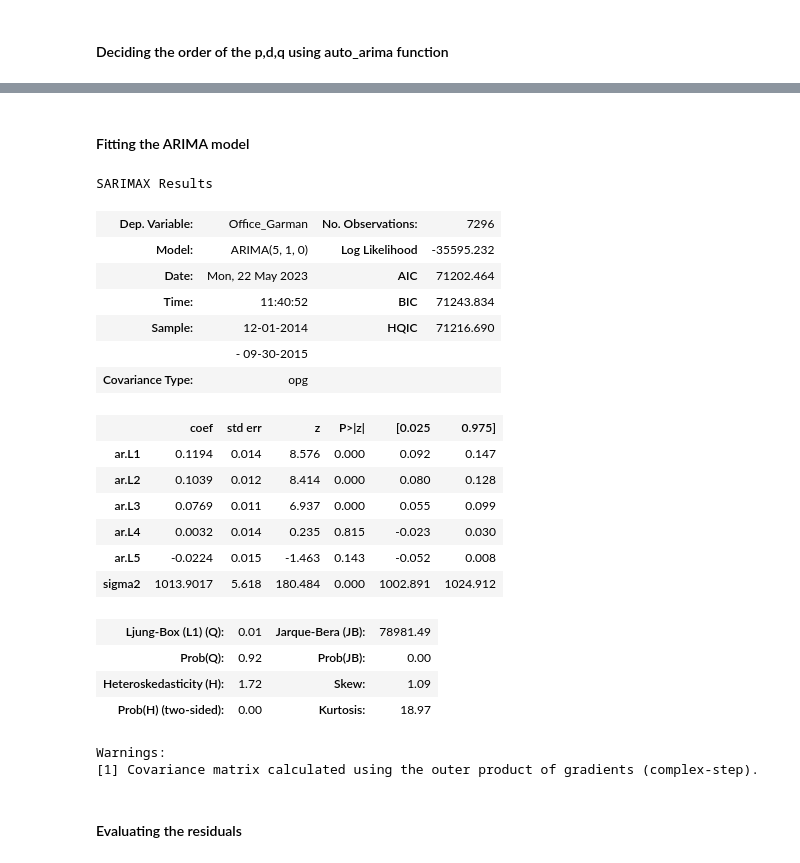
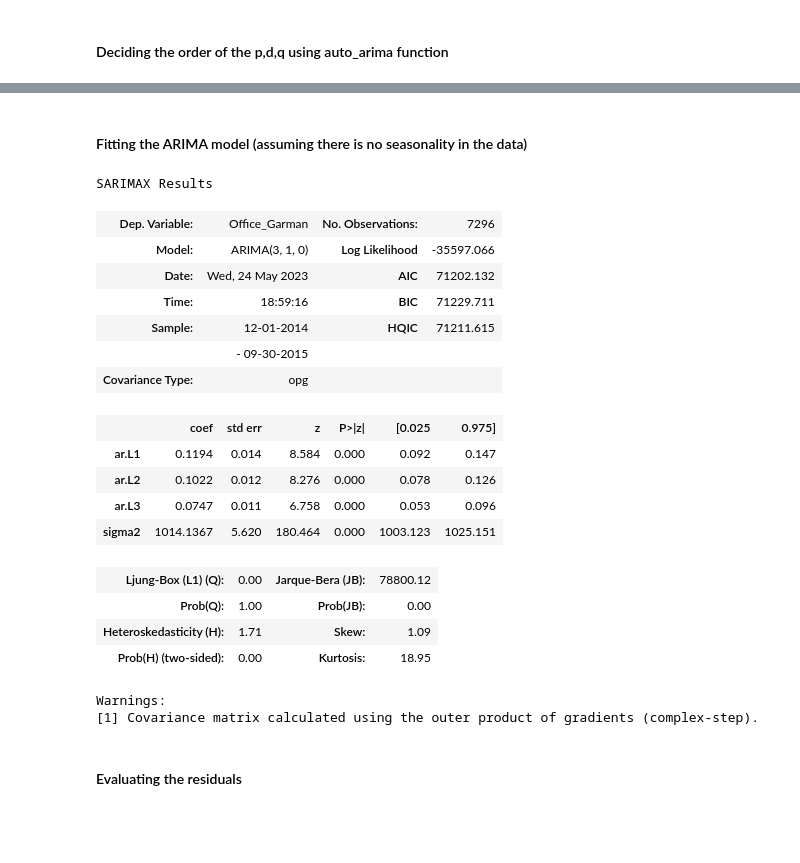
Before and after one commit to climaco-sarmiento/my-phd-project, a Jupyter notebook: ARIMA3.ipynb, the cells around one changed output, grey strips where cells are left out. Saved outputs shown, nothing was run; the diff lists cells and outputs as text; code cells hidden in the pictures; blank space fills up the shorter version.

```diff
--- a/ARIMA3.ipynb
+++ b/ARIMA3.ipynb
@@ -97,34 +107,32 @@ Total fit time: 7.803 seconds
 # %% [markdown]
-#### Fitting the ARIMA model
+#### Fitting the ARIMA model (assuming there is no seasonality in the data)
 # %%
 from statsmodels.tsa.arima.model import ARIMA
 
 # Fitting the ARIMA model
-model = ARIMA(train, order=(5, 1, 0))
+model = ARIMA(train, order=(3, 1, 0))
 model_fit = model.fit()
 
 # Printing the summary
 model_fit.summary()
 # %% [output]
 SARIMAX Results
 | Dep. Variable: | Office_Garman | No. Observations: | 7296 |
-| Model: | ARIMA(5, 1, 0) | Log Likelihood | -35595.232 |
-| Date: | Mon, 22 May 2023 | AIC | 71202.464 |
-| Time: | 11:40:52 | BIC | 71243.834 |
-| Sample: | 12-01-2014 | HQIC | 71216.690 |
+| Model: | ARIMA(3, 1, 0) | Log Likelihood | -35597.066 |
+| Date: | Wed, 24 May 2023 | AIC | 71202.132 |
+| Time: | 18:59:16 | BIC | 71229.711 |
+| Sample: | 12-01-2014 | HQIC | 71211.615 |
 |  | - 09-30-2015 |  |  |
 | Covariance Type: | opg |  |  |
 |  | coef | std err | z | P>|z| | [0.025 | 0.975] |
-| ar.L1 | 0.1194 | 0.014 | 8.576 | 0.000 | 0.092 | 0.147 |
-| ar.L2 | 0.1039 | 0.012 | 8.414 | 0.000 | 0.080 | 0.128 |
-| ar.L3 | 0.0769 | 0.011 | 6.937 | 0.000 | 0.055 | 0.099 |
-| ar.L4 | 0.0032 | 0.014 | 0.235 | 0.815 | -0.023 | 0.030 |
-| ar.L5 | -0.0224 | 0.015 | -1.463 | 0.143 | -0.052 | 0.008 |
-| sigma2 | 1013.9017 | 5.618 | 180.484 | 0.000 | 1002.891 | 1024.912 |
+| ar.L1 | 0.1194 | 0.014 | 8.584 | 0.000 | 0.092 | 0.147 |
+| ar.L2 | 0.1022 | 0.012 | 8.276 | 0.000 | 0.078 | 0.126 |
+| ar.L3 | 0.0747 | 0.011 | 6.758 | 0.000 | 0.053 | 0.096 |
+| sigma2 | 1014.1367 | 5.620 | 180.464 | 0.000 | 1003.123 | 1025.151 |
-| Ljung-Box (L1) (Q): | 0.01 | Jarque-Bera (JB): | 78981.49 |
-| Prob(Q): | 0.92 | Prob(JB): | 0.00 |
-| Heteroskedasticity (H): | 1.72 | Skew: | 1.09 |
-| Prob(H) (two-sided): | 0.00 | Kurtosis: | 18.97 |
+| Ljung-Box (L1) (Q): | 0.00 | Jarque-Bera (JB): | 78800.12 |
+| Prob(Q): | 1.00 | Prob(JB): | 0.00 |
+| Heteroskedasticity (H): | 1.71 | Skew: | 1.09 |
+| Prob(H) (two-sided): | 0.00 | Kurtosis: | 18.95 |
 Warnings:
 [1] Covariance matrix calculated using the outer product of gradients (complex-step).
 # %% [markdown]
```
Also changed, not shown: parts of 17 cells of this notebook.
